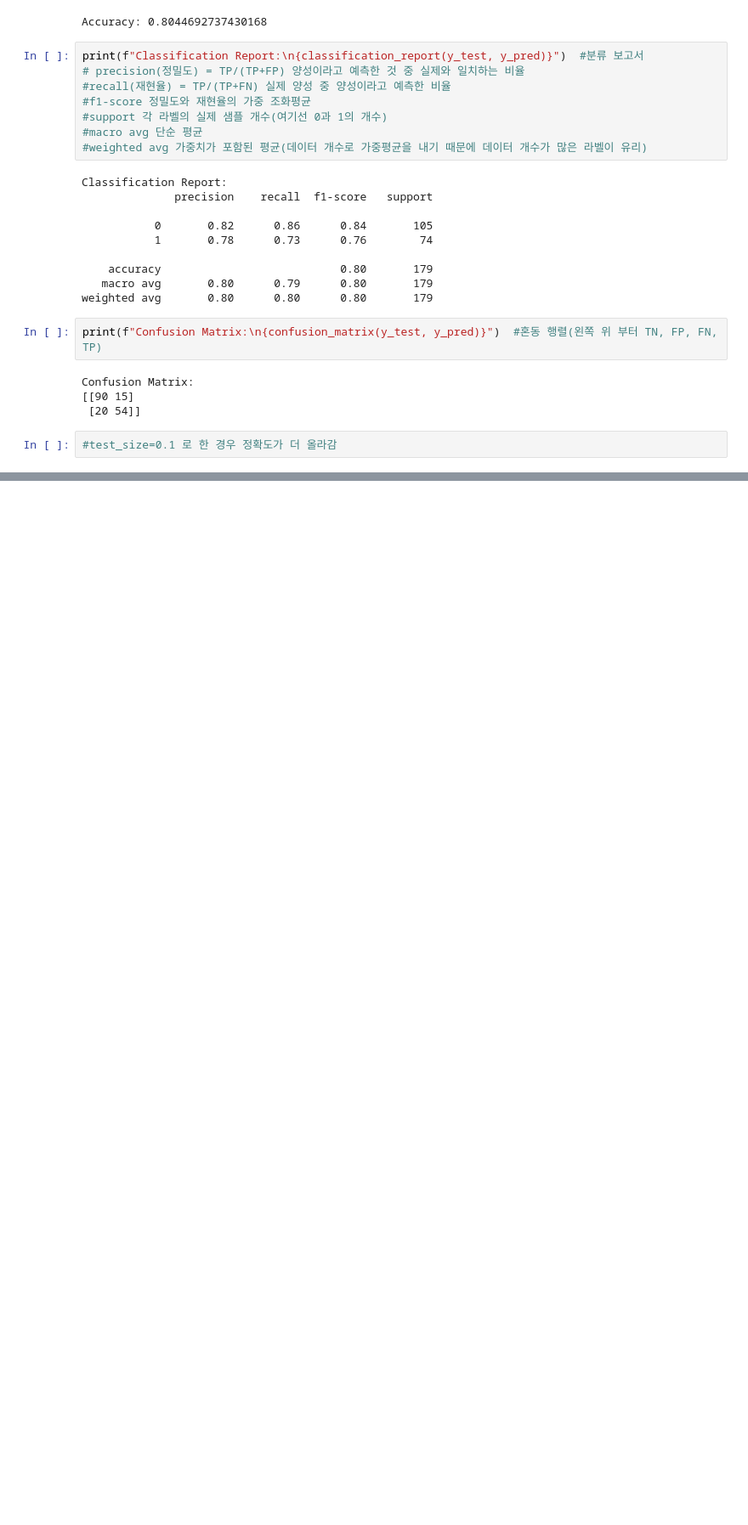
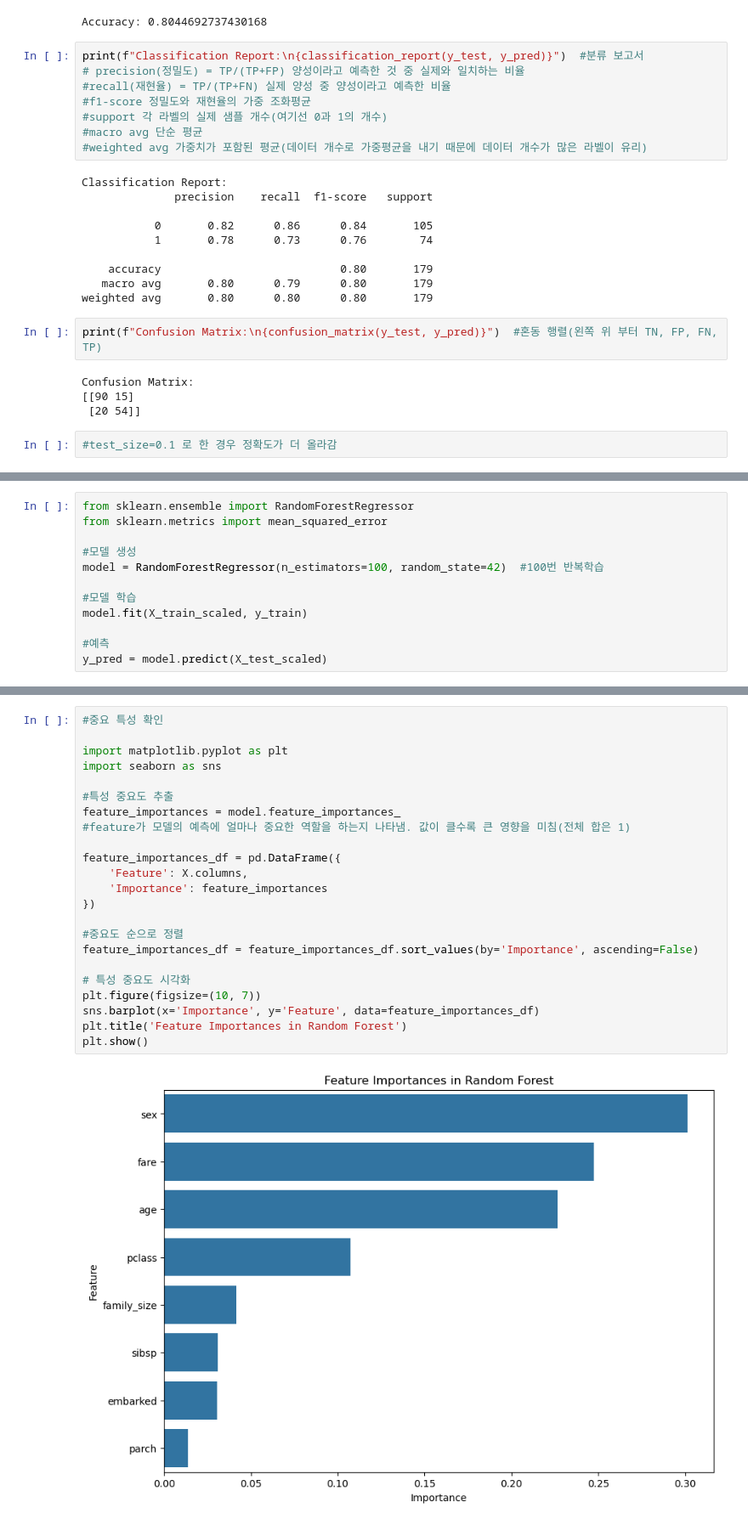
Before and after one commit to K-MarkLee/Sparta-group5-project, a Jupyter notebook: Alex_Team_Project.ipynb, the cells around one changed output, grey strips where cells are left out. Shown: that part at 85% size. Drawn from its saved outputs; the diff is of its cells as text; blank space fills up the shorter version.

```diff
--- a/Alex_Team_Project.ipynb
+++ b/Alex_Team_Project.ipynb
@@ -196,0 +218,12 @@ Confusion Matrix:
+# %%
+from sklearn.ensemble import RandomForestRegressor
+from sklearn.metrics import mean_squared_error
+
+#모델 생성
+model = RandomForestRegressor(n_estimators=100, random_state=42)  #100번 반복학습
+
+#모델 학습
+model.fit(X_train_scaled, y_train)
+
+#예측
+y_pred = model.predict(X_test_scaled)
@@ -196,0 +236,25 @@ Confusion Matrix:
+# %%
+#중요 특성 확인
+
+import matplotlib.pyplot as plt
+import seaborn as sns
+
+#특성 중요도 추출
+feature_importances = model.feature_importances_
+#feature가 모델의 예측에 얼마나 중요한 역할을 하는지 나타냄. 값이 클수록 큰 영향을 미침(전체 합은 1)
+
+feature_importances_df = pd.DataFrame({
+    'Feature': X.columns,
+    'Importance': feature_importances
+})
+
+#중요도 순으로 정렬
+feature_importances_df = feature_importances_df.sort_values(by='Importance', ascending=False)
+
+# 특성 중요도 시각화
+plt.figure(figsize=(10, 7))
+sns.barplot(x='Importance', y='Feature', data=feature_importances_df)
+plt.title('Feature Importances in Random Forest')
+plt.show()
+# %% [output]
+[figure, added]
```
Also changed, not shown: parts of 5 cells of this notebook.
